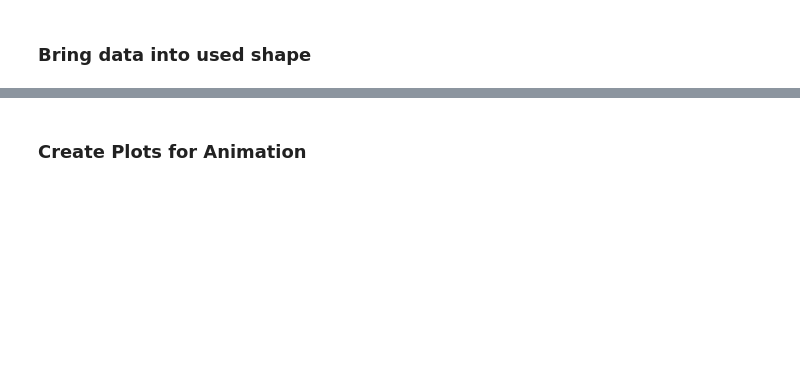
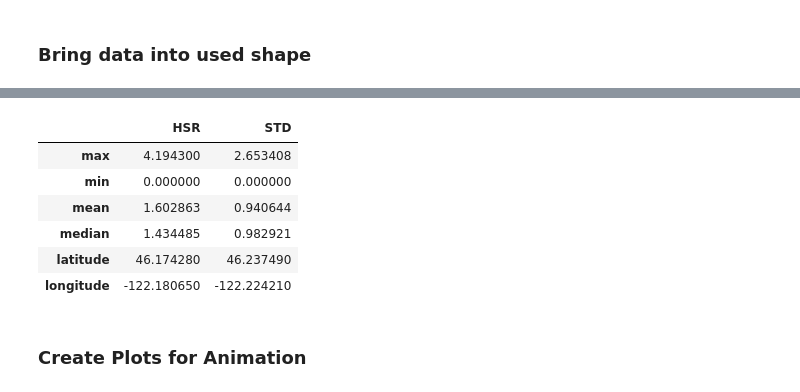
Before and after one commit to CSE583MtStHelens/CSE583_MtStHelens, a Jupyter notebook: example/example_tutorial.ipynb, the cells around one changed output, grey strips where cells are left out. Saved outputs shown, nothing was run; the diff lists cells and outputs as text; code cells hidden in the pictures; blank space fills up the shorter version.

```diff
--- a/example/example_tutorial.ipynb
+++ b/example/example_tutorial.ipynb
@@ -75,9 +174,17 @@ df
 # %%
-df_stat = manipulation_functions.stackSpace_yearParam(df) # extract statistical values
+df_stat = manipulation_functions.stack_space_year_param(raw_data) # extract statistical values
 
 # append latitude and longitude of the station as rows for plotting
 df_stat.loc['latitude'] = [df_sta.loc[df_sta['Station'] == sta, 'latitude'].values[0] for sta in df_stat.columns]
 df_stat.loc['longitude'] = [df_sta.loc[df_sta['Station'] == sta, 'longitude'].values[0] for sta in df_stat.columns]
 df_stat
+# %% [output]
+|  | HSR | STD |
+| max | 4.194300 | 2.653408 |
+| min | 0.000000 | 0.000000 |
+| mean | 1.602863 | 0.940644 |
+| median | 1.434485 | 0.982921 |
+| latitude | 46.174280 | 46.237490 |
+| longitude | -122.180650 | -122.224210 |
 # %%
 # Create a dictionary with Date as key for, DataFrames
```
Also changed, not shown: parts of 20 cells of this notebook, 3 other files.
